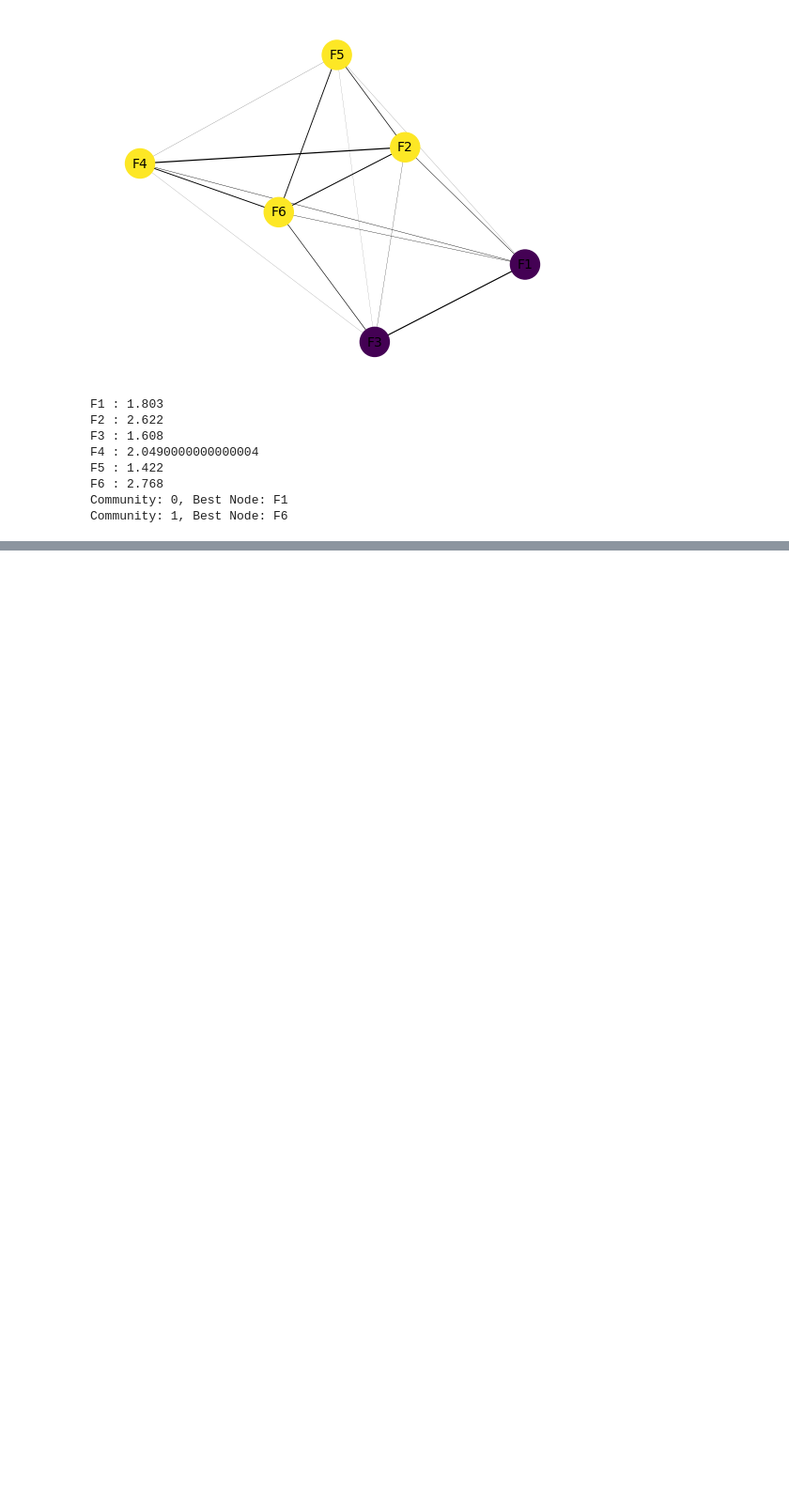
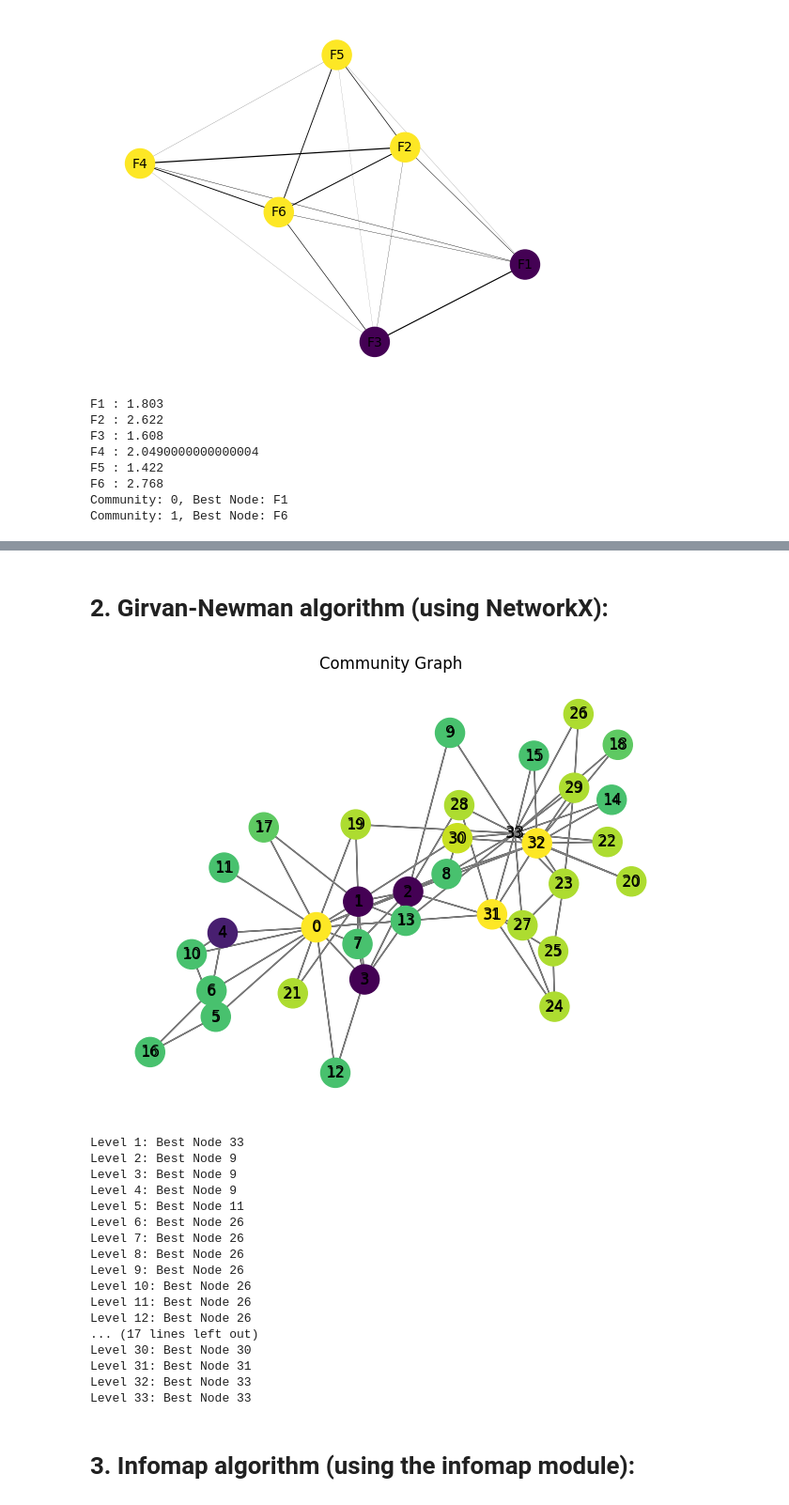
Before and after one commit to BehrangEbrahimi13/Repo_Paper_01, a Jupyter notebook: paper01_with_graph.ipynb, the cells around one changed output, grey strips where cells are left out. Shown at 94% size. Drawn from its saved outputs; the diff is of its cells as text; code cells hidden in the pictures; blank space fills up the shorter version.

```diff
--- a/paper01_with_graph.ipynb
+++ b/paper01_with_graph.ipynb
@@ -150,0 +454,64 @@ Community: 1, Best Node: F6
+# %% [markdown]
+# 2. Girvan-Newman algorithm (using NetworkX):
+# %%
+import networkx as nx
+import matplotlib.pyplot as plt
+
+# Create a graph
+G = nx.karate_club_graph()
+
+# Apply the Girvan-Newman algorithm for community detection
+communities = nx.community.girvan_newman(G)
+
+# Find the best node to represent each community
+best_nodes = {}
+for level, community in enumerate(communities):
+    for comm in community:
+        highest_degree = -1
+        best_node = None
+        for node in comm:
+            degree = G.degree[node]
+            if degree > highest_degree:
+                highest_degree = degree
+                best_node = node
+        best_nodes[level] = best_node
+
+# Print the detected communities at each level
+for level, community in enumerate(communities):
+    print(f"Level {level + 1}: {community}")
+
+# Plot the community graph
+plt.figure(figsize=(8, 6))
+plt.title("Community Graph")
+pos = nx.spring_layout(G)
+node_colors = [best_nodes.get(node) for node in G.nodes()]
+nx.draw_networkx(G, pos, node_color=node_colors, cmap='viridis', node_size=500)
+nx.draw_networkx_labels(G, pos, font_size=10)
+nx.draw_networkx_edges(G, pos, edge_color='gray')
+plt.axis('off')
+plt.show()
+
+# Print the best node for each community
+for level, node in best_nodes.items():
+    print(f"Level {level + 1}: Best Node {node}")
+# %% [output]
+[figure, added]
+Level 1: Best Node 33
+Level 2: Best Node 9
+Level 3: Best Node 9
+Level 4: Best Node 9
+Level 5: Best Node 11
+Level 6: Best Node 26
+Level 7: Best Node 26
+Level 8: Best Node 26
+Level 9: Best Node 26
+Level 10: Best Node 26
+Level 11: Best Node 26
+Level 12: Best Node 26
+... (17 lines left out)
+Level 30: Best Node 30
+Level 31: Best Node 31
+Level 32: Best Node 33
+Level 33: Best Node 33
+# %% [markdown]
+# 3. Infomap algorithm (using the infomap module):
```
Also changed, not shown: parts of 15 cells of this notebook.
